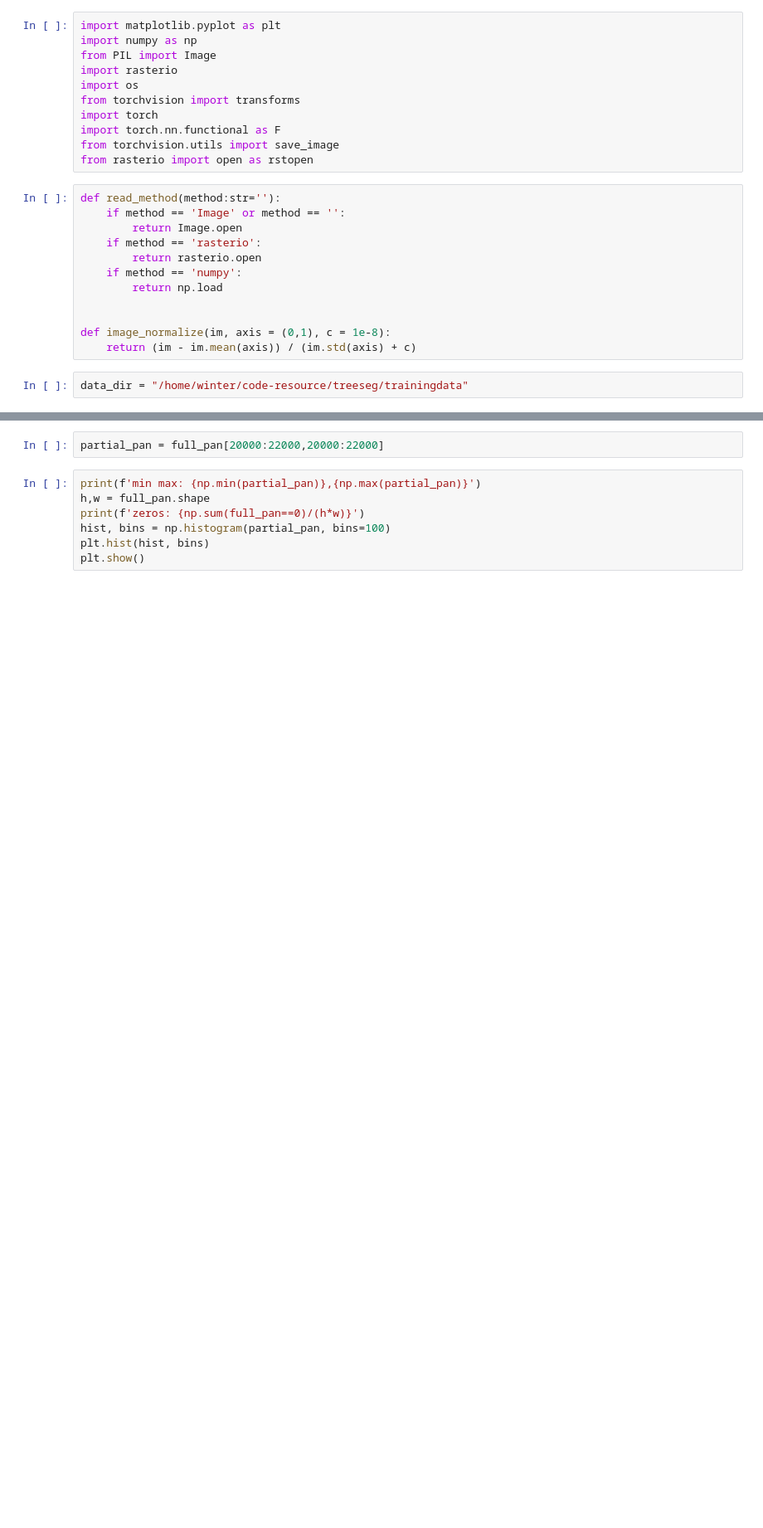
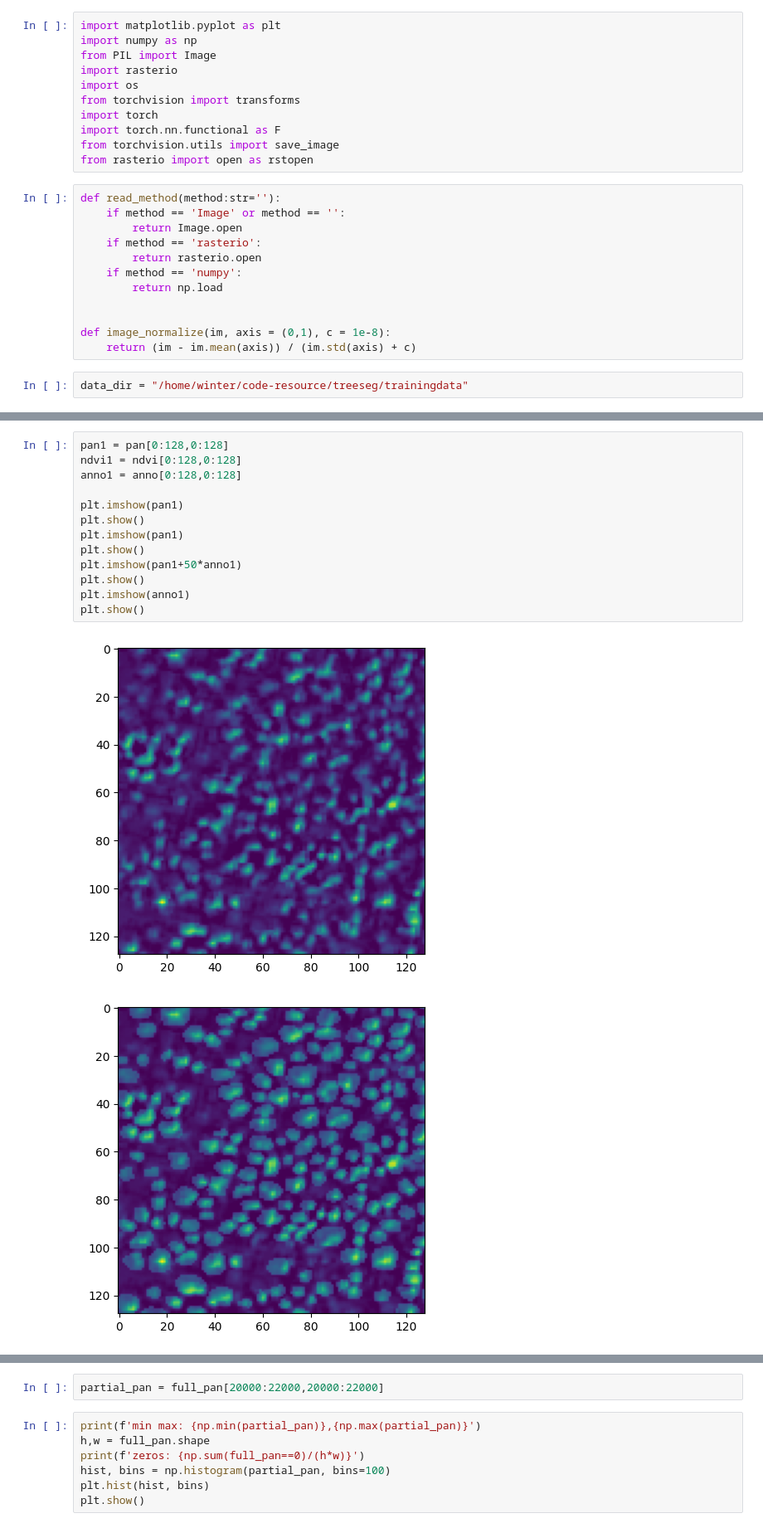
Before and after one commit to WinterCyan/TreeSeg, a Jupyter notebook: standalone/validate_dataset.ipynb, the cells around one changed output, grey strips where cells are left out. Shown at 83% size. Drawn from its saved outputs; the diff is of its cells as text; blank space fills up the shorter version.

```diff
--- a/standalone/validate_dataset.ipynb
+++ b/standalone/validate_dataset.ipynb
@@ -99,0 +110,16 @@ tensor(4.4749)
+# %%
+pan1 = pan[0:128,0:128]
+ndvi1 = ndvi[0:128,0:128]
+anno1 = anno[0:128,0:128]
+
+plt.imshow(pan1)
+plt.show()
+plt.imshow(pan1)
+plt.show()
+plt.imshow(pan1+50*anno1)
+plt.show()
+plt.imshow(anno1)
+plt.show()
+# %% [output]
+[figure, added]
+[figure, added]
```
Also changed, not shown: parts of 5 cells of this notebook, 11 other files.
